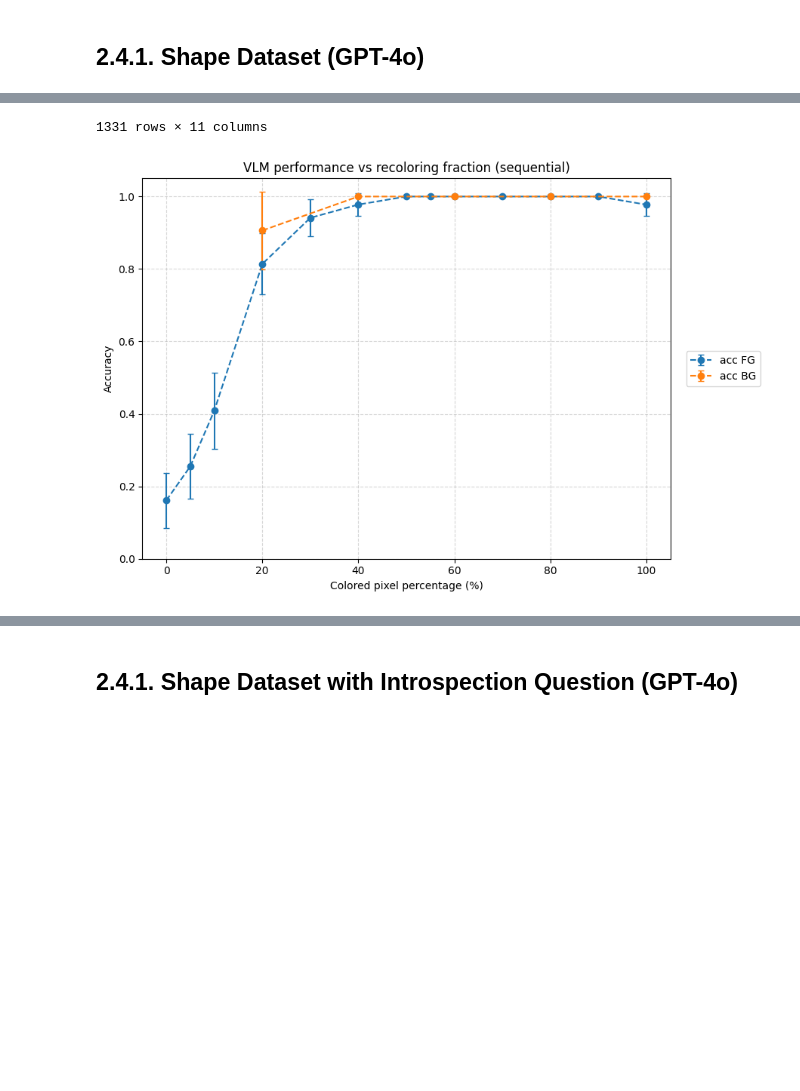
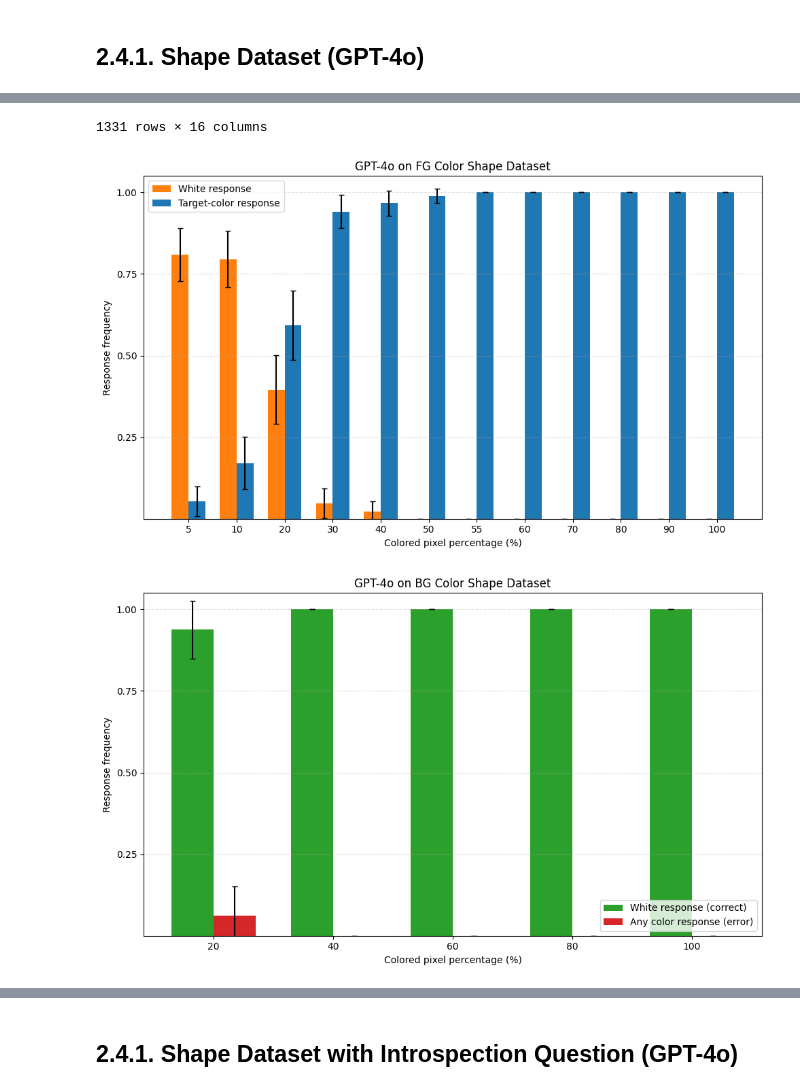
Before and after one commit to jonnemi/color-concept-entanglement, a Jupyter notebook: model_evaluation/VLM_evaluations.ipynb, the cells around one changed output, grey strips where cells are left out. Cells and saved outputs as stored; diff of their text form; code cells hidden in the pictures; blank space fills up the shorter version.

```diff
--- a/model_evaluation/VLM_evaluations.ipynb
+++ b/model_evaluation/VLM_evaluations.ipynb
@@ -801,7 +841,15 @@ out_path = GPT / f"evaluation_shapes_{gpt_model_name}_{suffix}.csv"
 gpt_shape_pred_df.to_csv(out_path, index=False)
 # %%
 gpt_shape_pred_df = pd.read_csv(GPT / "evaluation_gpt-4o_shapes.csv")
+gpt_shape_pred_df["predicted_color"] = gpt_shape_pred_df["predicted_color"].apply(normalize_color_prediction)
 gpt_shape_pred_df = gpt_shape_pred_df.merge(shape_df, on=["image_path", "object"])
 display(gpt_shape_pred_df)
-plot_vlm_prolific(gpt_shape_pred_df, ci=True)
+
+plot_fg_response_frequencies_bar(gpt_shape_pred_df, title="GPT-4o on FG Color Shape Dataset", response_col="predicted_color")
+plot_bg_response_frequencies_bar(gpt_shape_pred_df, title="GPT-4o on BG Color Shape Dataset", response_col="predicted_color")
+
+plot_model_logprobs(
+    gpt_shape_pred_df,
+    title="GPT-4o logprobs on Color Shape Dataset"
+)
 # %% [output]
@@ -820,2 +868,3 @@ plot_vlm_prolific(gpt_shape_pred_df, ci=True)
-1331 rows × 11 columns
+1331 rows × 16 columns
-[figure, old version]
+[figure, new version]
+[figure, added]
```
Also changed, not shown: parts of 34 cells of this notebook, 5 other files.
